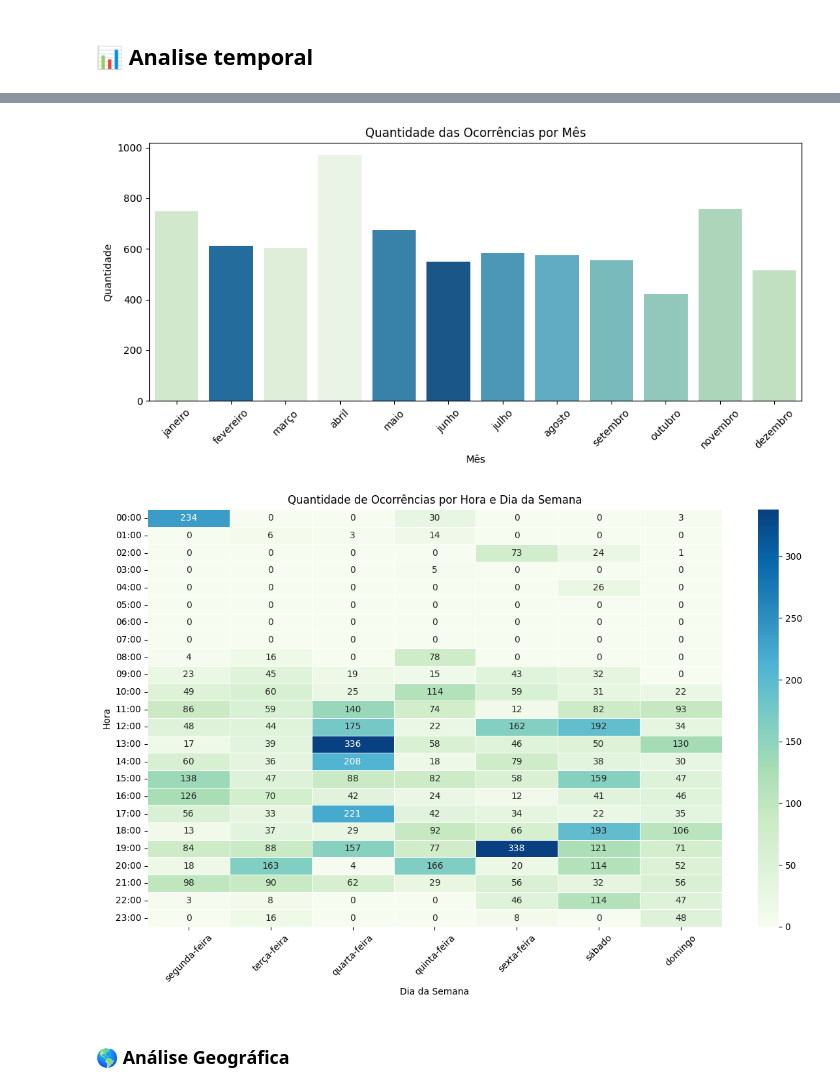
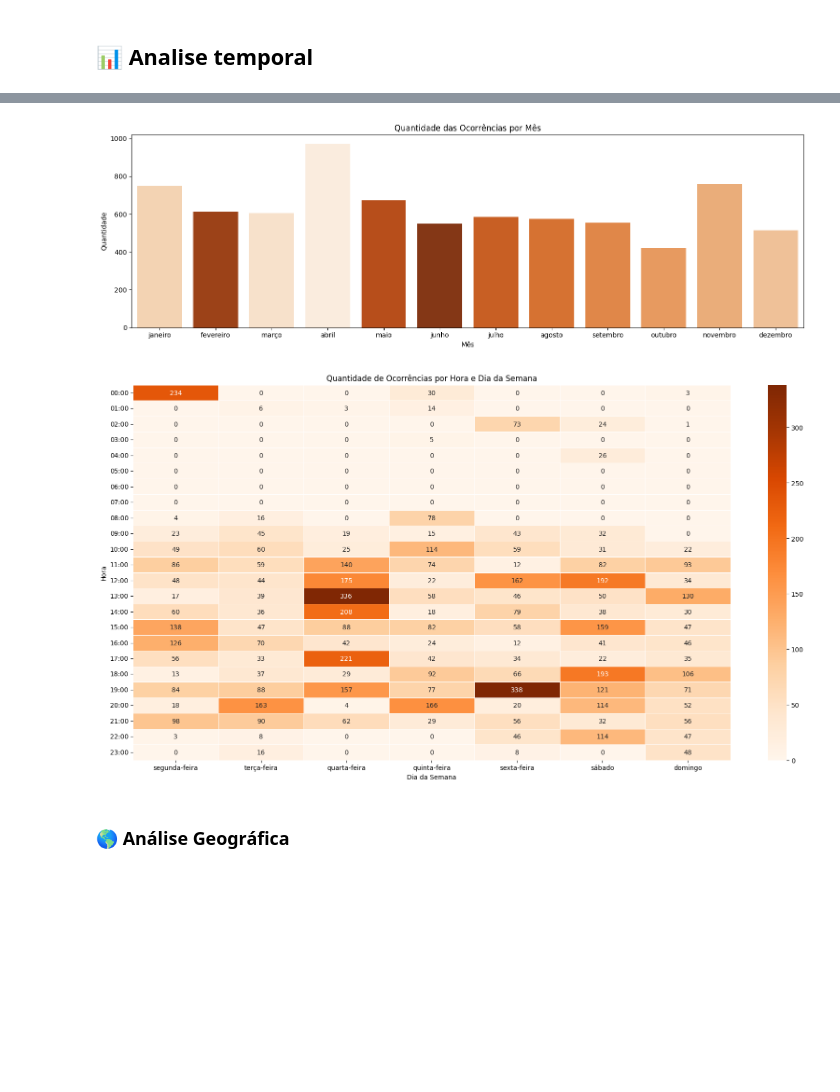
Before and after one commit to GabrielCosta45/analise_aeronautica, a Jupyter notebook: voos_seguros.ipynb, the cells around one changed output, grey strips where cells are left out. Saved outputs shown, nothing was run; the diff lists cells and outputs as text; code cells hidden in the pictures; blank space fills up the shorter version.

```diff
--- a/voos_seguros.ipynb
+++ b/voos_seguros.ipynb
@@ -114,46 +116,57 @@ plt.show()
 # %%
+# Quantidade das Ocorrências por Mês
+
 # Definindo o idioma para português (ajuste conforme seu sistema)
 locale.setlocale(locale.LC_TIME, 'Portuguese_Brazil.1252')
 
 # Criando a coluna com o nome do mês em português
 df['mes'] = df['ocorrencia_dia'].dt.strftime('%B')
 
 # Ordem correta dos meses em português
 ordem_meses = ['janeiro', 'fevereiro', 'março', 'abril', 'maio', 'junho',
                'julho', 'agosto', 'setembro', 'outubro', 'novembro', 'dezembro']
 
 # Gráfico
-plt.figure(figsize=(10, 5))
-sns.countplot(data=df, x='mes', hue='mes', order=ordem_meses, palette='GnBu')
+plt.figure(figsize=(15, 5))
+sns.countplot(data=df, x='mes', hue='mes', order=ordem_meses, palette='Oranges')
+
 plt.title('Quantidade das Ocorrências por Mês')
 plt.xlabel('Mês')
 plt.ylabel('Quantidade')
-plt.xticks(rotation=45)
+plt.xticks(rotation=0)
 plt.tight_layout()
 plt.show()
 # %% [output]
-[figure, old version]
+[figure, new version]
 # %%
+# Quantidade de ocorrências por hora e dia da semana
+
 df['hora_cheia'] = df['ocorrencia_hora'].apply(lambda x: x.strftime('%H:00') if pd.notnull(x) else None)
 
+ordem_dias = ['segunda-feira', 'terça-feira', 'quarta-feira', 'quinta-feira',
+             'sexta-feira', 'sábado', 'domingo']
+
+ordem_horas = [f'{h:02d}:00' for h in range(24)]
+
 tabela = df.pivot_table(index='hora_cheia', columns='dia_semana', aggfunc='size', fill_value=0)
-tabela = tabela[ordem_dias]  # manter ordem dos dias da semana
-tabela = tabela.reindex(ordem_horas, axis=0)  # manter ordem das horas
+tabela = tabela.reindex(columns=ordem_dias)
+tabela = tabela.reindex(index=ordem_horas)
 tabela = tabela.fillna(0)  # preencher NaN com 0
 tabela = tabela.astype(int)  # converter para inteiro
 
 # Gráfico de calor
-plt.figure(figsize=(12, 8))
-sns.heatmap(tabela, cmap='GnBu', annot=True, fmt='d', linewidths=.5)
+plt.figure(figsize=(17, 9))
+sns.heatmap(tabela, cmap='Oranges', annot=True, fmt='d', linewidths=.5)
+
 plt.title('Quantidade de Ocorrências por Hora e Dia da Semana')
 plt.xlabel('Dia da Semana')
 plt.ylabel('Hora')
-plt.xticks(rotation=45)
+plt.xticks(rotation=0)
 plt.yticks(rotation=0)
 plt.tight_layout()
 plt.show()
 # %% [output]
-[figure, old version]
+[figure, new version]
 # %% [markdown]
 ### 🌎 Análise Geográfica
 # %%
```
Also changed, not shown: parts of 20 cells of this notebook, 1 other file.
